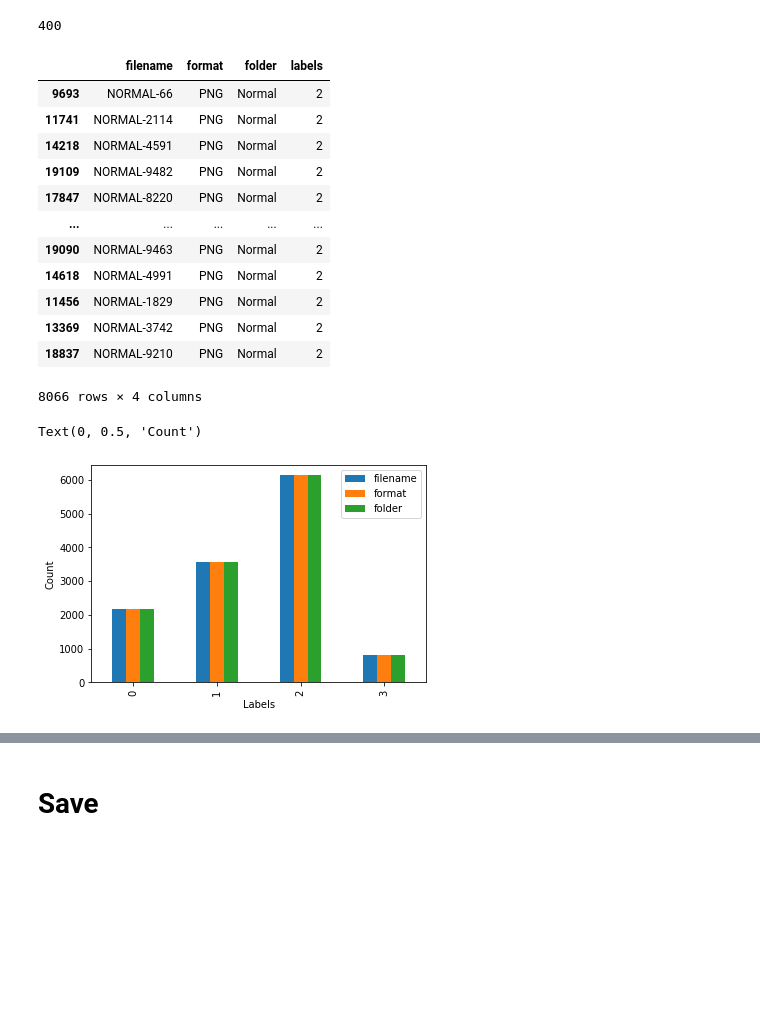
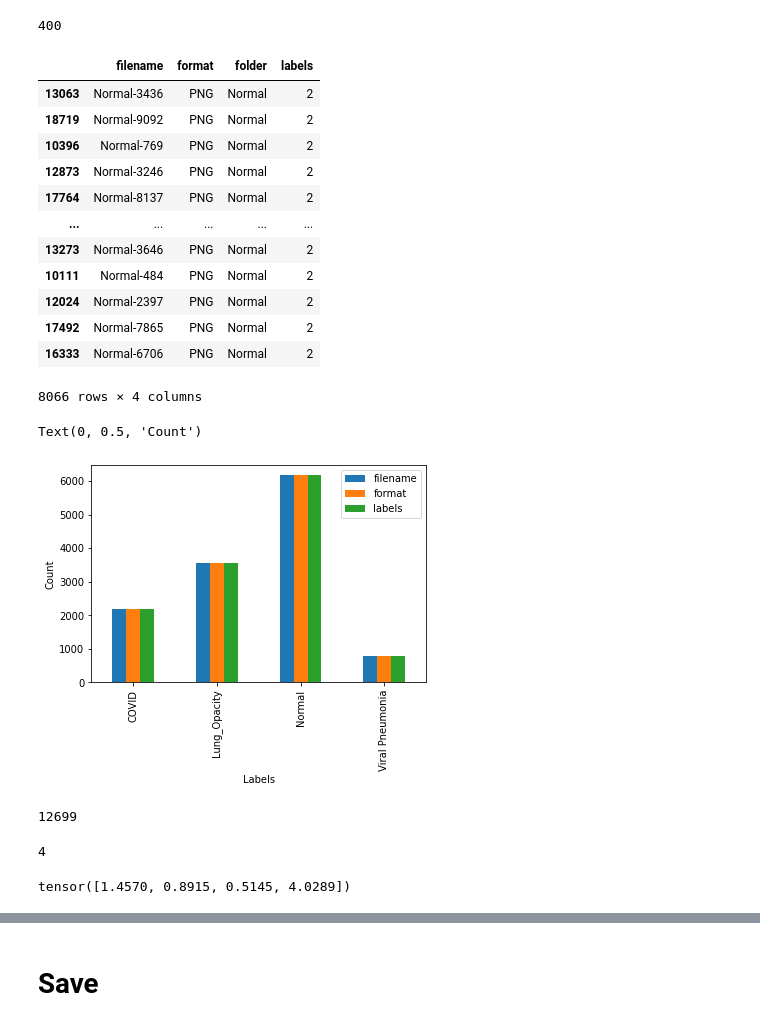
Before and after one commit to Clayrisee/BachelorsProject-Covid19Detection, a Jupyter notebook: Utils/notebook_preprocessing.ipynb, the cells around one changed output, grey strips where cells are left out. Saved outputs shown, nothing was run; the diff lists cells and outputs as text; code cells hidden in the pictures; blank space fills up the shorter version.

```diff
--- a/Utils/notebook_preprocessing.ipynb
+++ b/Utils/notebook_preprocessing.ipynb
@@ -97,4 +97,4 @@ rename_normal_filename('NORMAL-1')
 # %% [output]
 'Normal-1'
 # %%
-final_label[final_label.folder == 'Normal']
+new_final_label = final_label[final_label.folder != 'Normal']
@@ -115,2 +124,2 @@ final_label[final_label.folder == 'Normal']
 # %%
-final_label[final_label.folder == 'Normal'].filename.map(rename_normal_filename)
+normal_df = final_label[final_label.folder == 'Normal']
@@ -146,0 +126,2 @@ Name: filename, Length: 10192, dtype: object
+# %%
+normal_df.filename =  normal_df.filename.map(rename_normal_filename)
@@ -146,0 +150,3 @@ Name: filename, Length: 10192, dtype: object
+# %%
+final_label = pd.concat([new_final_label, normal_df])
+final_label
@@ -247,22 +274,30 @@ valid_df = valid_df.drop(index=benchmark_df.index)
 valid_df
 # %% [output]
 |  | filename | format | folder | labels |
-| 9693 | NORMAL-66 | PNG | Normal | 2 |
-| 11741 | NORMAL-2114 | PNG | Normal | 2 |
-| 14218 | NORMAL-4591 | PNG | Normal | 2 |
-| 19109 | NORMAL-9482 | PNG | Normal | 2 |
-| 17847 | NORMAL-8220 | PNG | Normal | 2 |
+| 13063 | Normal-3436 | PNG | Normal | 2 |
+| 18719 | Normal-9092 | PNG | Normal | 2 |
+| 10396 | Normal-769 | PNG | Normal | 2 |
+| 12873 | Normal-3246 | PNG | Normal | 2 |
+| 17764 | Normal-8137 | PNG | Normal | 2 |
 | ... | ... | ... | ... | ... |
-| 19090 | NORMAL-9463 | PNG | Normal | 2 |
-| 14618 | NORMAL-4991 | PNG | Normal | 2 |
-| 11456 | NORMAL-1829 | PNG | Normal | 2 |
-| 13369 | NORMAL-3742 | PNG | Normal | 2 |
-| 18837 | NORMAL-9210 | PNG | Normal | 2 |
+| 13273 | Normal-3646 | PNG | Normal | 2 |
+| 10111 | Normal-484 | PNG | Normal | 2 |
+| 12024 | Normal-2397 | PNG | Normal | 2 |
+| 17492 | Normal-7865 | PNG | Normal | 2 |
+| 16333 | Normal-6706 | PNG | Normal | 2 |
 8066 rows × 4 columns
 # %%
-train_df.groupby('labels').count().plot.bar()
+train_df.groupby('folder').count().plot.bar()
 plt.xlabel('Labels')
 plt.ylabel('Count')
 # %% [output]
 Text(0, 0.5, 'Count')
-[figure, old version]
+[figure, new version]
+# %%
+len(train_df)
+# %% [output]
+12699
+# %%
+len(train_df.groupby('folder').count().filename)
+# %% [output]
+4
@@ -269 +318,6 @@ Text(0, 0.5, 'Count')
+# %%
+import torch
+torch.Tensor(weight)
+# %% [output]
+tensor([1.4570, 0.8915, 0.5145, 4.0289])
 # %%
```
Also changed, not shown: parts of 14 cells of this notebook.
